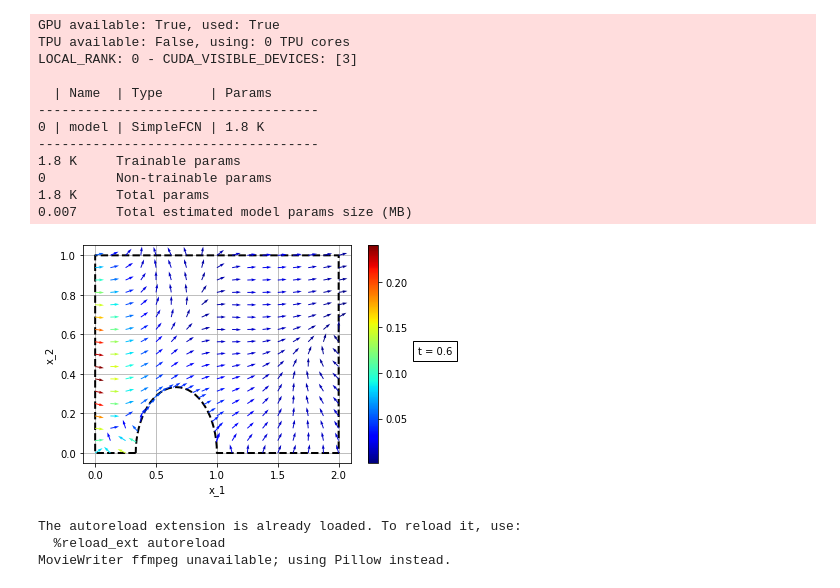
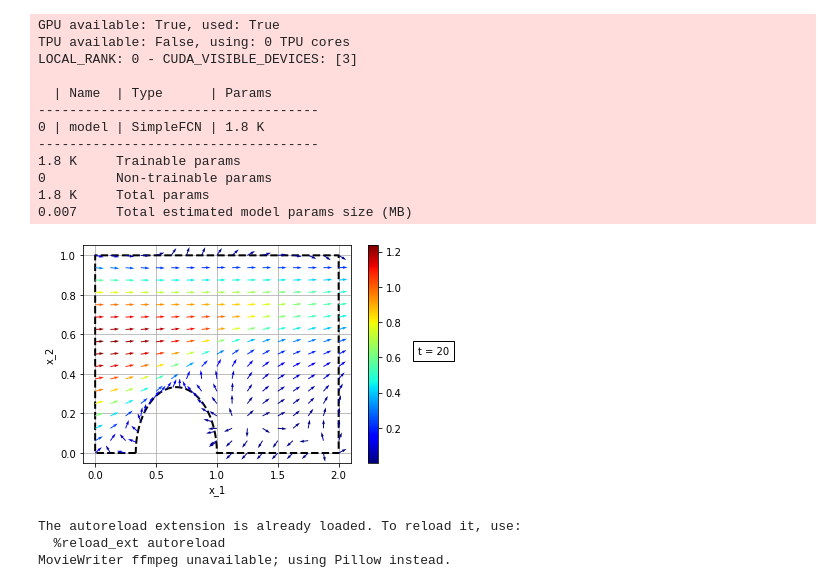
Before and after one commit to boschresearch/torchphysics, a Jupyter notebook: examples/burgers_equation.ipynb, the cells around one changed output. Saved outputs shown, nothing was run; the diff lists cells and outputs as text; code cells hidden in the pictures.

```diff
--- a/examples/burgers_equation.ipynb
+++ b/examples/burgers_equation.ipynb
@@ -69,9 +69,8 @@ def x_dirichlet_fun(x, t):
     if np.isclose(x[0], 0):
         out[0] = 5*x[1]*(h-x[1])*(1-np.exp(-t))
         return out
-    if np.isclose(x[0], w):
-        return None
-    return out
+    if not np.isclose(x[0], w):
+        return out
 
 x.add_train_condition(DirichletCondition(dirichlet_fun=x_dirichlet_fun,
                                          whole_batch=False, # this enables us to use point-wise defined dirichlet_fun
@@ -171,9 +172,9 @@ LOCAL_RANK: 0 - CUDA_VISIBLE_DEVICES: [3]
 # %%
 from torchphysics.utils.plot import _plot
 fig = _plot(model=solver.model, plot_variables=x, points=300, angle=[30, 220],
-            dic_for_other_variables={'t' : 0.6})
+            dic_for_other_variables={'t' : 20})
 # %% [output]
-[figure, old version]
+[figure, new version]
 # %%
 %load_ext autoreload
 %autoreload 2
```
Also changed, not shown: parts of 1 cell of this notebook, 5 other files.
